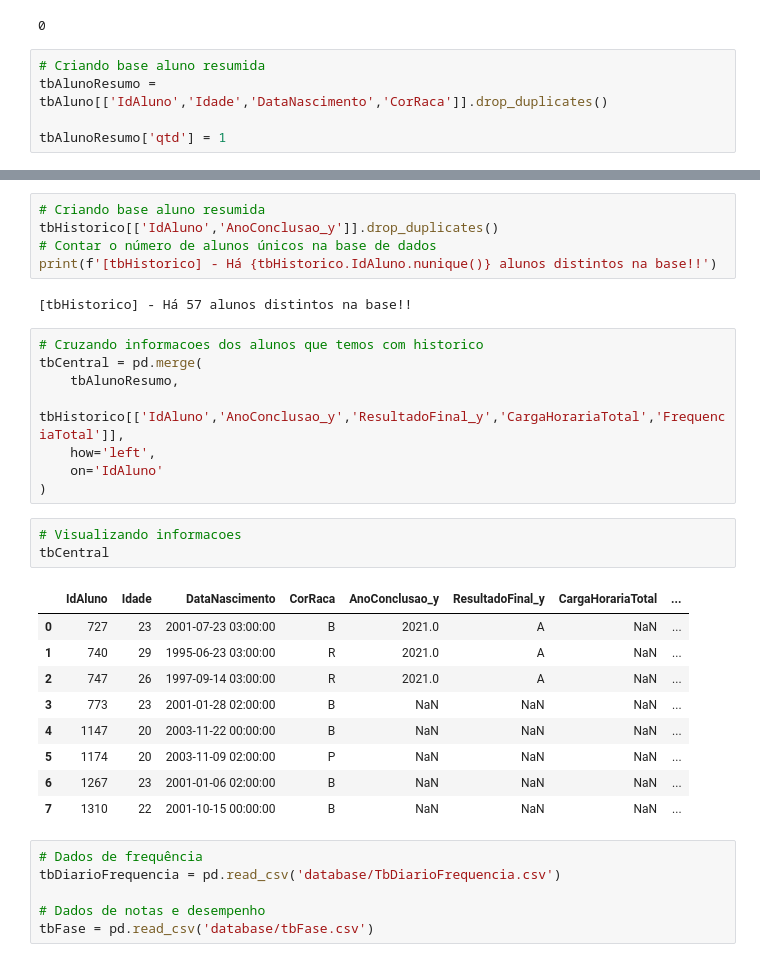
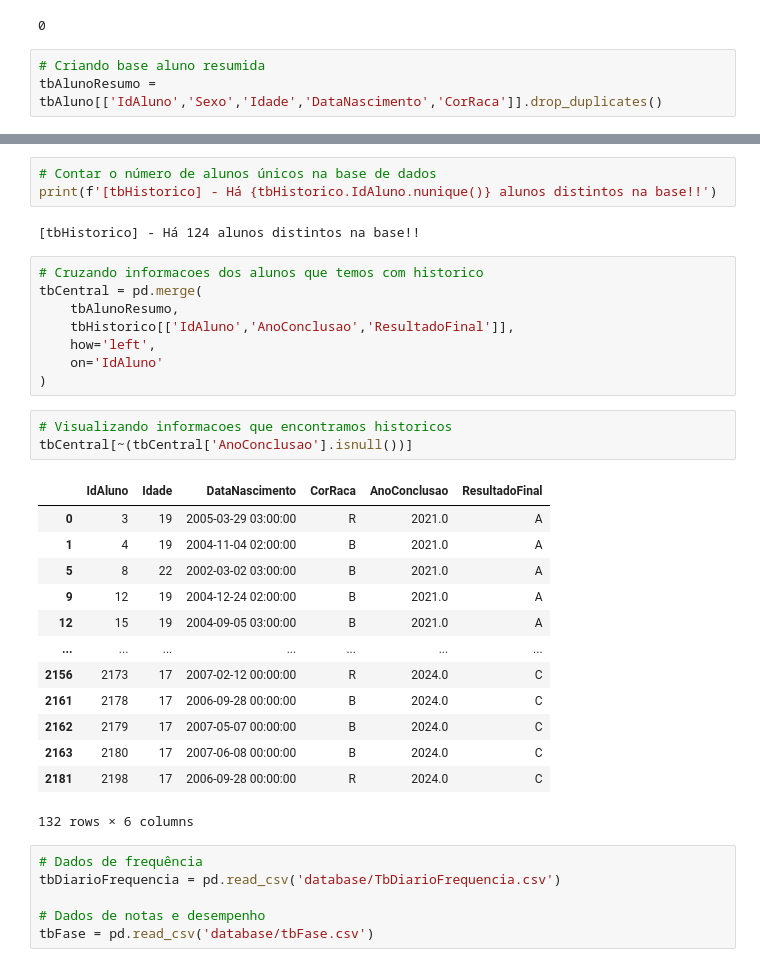
Before and after one commit to tulipia/passos-magicos, a Jupyter notebook: index_v2.ipynb, the cells around one changed output, grey strips where cells are left out. Cells and saved outputs as stored; diff of their text form.

```diff
--- a/index_v2.ipynb
+++ b/index_v2.ipynb
@@ -124,6 +124,4 @@ tbAluno.Deficiencia.sum()
 0
 # %%
 # Criando base aluno resumida
-tbAlunoResumo = tbAluno[['IdAluno','Idade','DataNascimento','CorRaca']].drop_duplicates()
-
-tbAlunoResumo['qtd'] = 1
+tbAlunoResumo = tbAluno[['IdAluno','Sexo','Idade','DataNascimento','CorRaca']].drop_duplicates()
@@ -178,33 +241,35 @@ Index(['IdAluno', 'CodigoSerie_x', 'AnoConclusao_x', 'IdDisciplina',
        'StUsaCargaHorariaTotalHoraMinutoTexto', 'TotalFaltasTexto'],
       dtype='object')
 # %%
-# Criando base aluno resumida
-tbHistorico[['IdAluno','AnoConclusao_y']].drop_duplicates()
 # Contar o número de alunos únicos na base de dados
 print(f'[tbHistorico] - Há {tbHistorico.IdAluno.nunique()} alunos distintos na base!!')
 # %% [output]
-[tbHistorico] - Há 57 alunos distintos na base!!
+[tbHistorico] - Há 124 alunos distintos na base!!
 # %%
 # Cruzando informacoes dos alunos que temos com historico
 tbCentral = pd.merge(
     tbAlunoResumo,
-    tbHistorico[['IdAluno','AnoConclusao_y','ResultadoFinal_y','CargaHorariaTotal','FrequenciaTotal']],
+    tbHistorico[['IdAluno','AnoConclusao','ResultadoFinal']],
     how='left',
     on='IdAluno'
 )
 # %%
-# Visualizando informacoes
-tbCentral
+# Visualizando informacoes que encontramos historicos
+tbCentral[~(tbCentral['AnoConclusao'].isnull())]
 # %% [output]
-|  | IdAluno | Idade | DataNascimento | CorRaca | AnoConclusao_y | ResultadoFinal_y | CargaHorariaTotal | ... |
-| 0 | 727 | 23 | 2001-07-23 03:00:00 | B | 2021.0 | A | NaN | ... |
-| 1 | 740 | 29 | 1995-06-23 03:00:00 | R | 2021.0 | A | NaN | ... |
-| 2 | 747 | 26 | 1997-09-14 03:00:00 | R | 2021.0 | A | NaN | ... |
-| 3 | 773 | 23 | 2001-01-28 02:00:00 | B | NaN | NaN | NaN | ... |
-| 4 | 1147 | 20 | 2003-11-22 00:00:00 | B | NaN | NaN | NaN | ... |
-| 5 | 1174 | 20 | 2003-11-09 02:00:00 | P | NaN | NaN | NaN | ... |
-| 6 | 1267 | 23 | 2001-01-06 02:00:00 | B | NaN | NaN | NaN | ... |
-| 7 | 1310 | 22 | 2001-10-15 00:00:00 | B | NaN | NaN | NaN | ... |
+|  | IdAluno | Idade | DataNascimento | CorRaca | AnoConclusao | ResultadoFinal |
+| 0 | 3 | 19 | 2005-03-29 03:00:00 | R | 2021.0 | A |
+| 1 | 4 | 19 | 2004-11-04 02:00:00 | B | 2021.0 | A |
+| 5 | 8 | 22 | 2002-03-02 03:00:00 | B | 2021.0 | A |
+| 9 | 12 | 19 | 2004-12-24 02:00:00 | B | 2021.0 | A |
+| 12 | 15 | 19 | 2004-09-05 03:00:00 | B | 2021.0 | A |
+| ... | ... | ... | ... | ... | ... | ... |
+| 2156 | 2173 | 17 | 2007-02-12 00:00:00 | R | 2024.0 | C |
+| 2161 | 2178 | 17 | 2006-09-28 00:00:00 | B | 2024.0 | C |
+| 2162 | 2179 | 17 | 2007-05-07 00:00:00 | B | 2024.0 | C |
+| 2163 | 2180 | 17 | 2007-06-08 00:00:00 | B | 2024.0 | C |
+| 2181 | 2198 | 17 | 2006-09-28 00:00:00 | R | 2024.0 | C |
+132 rows × 6 columns
 # %%
 # Dados de frequência
 tbDiarioFrequencia = pd.read_csv('database/TbDiarioFrequencia.csv')
```
Also changed, not shown: parts of 8 cells of this notebook.
